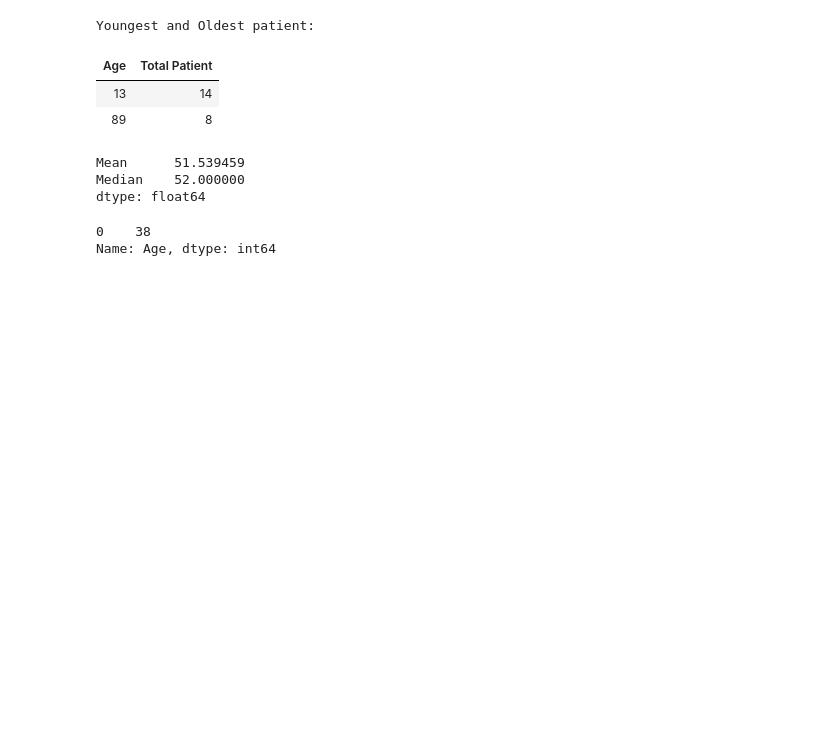
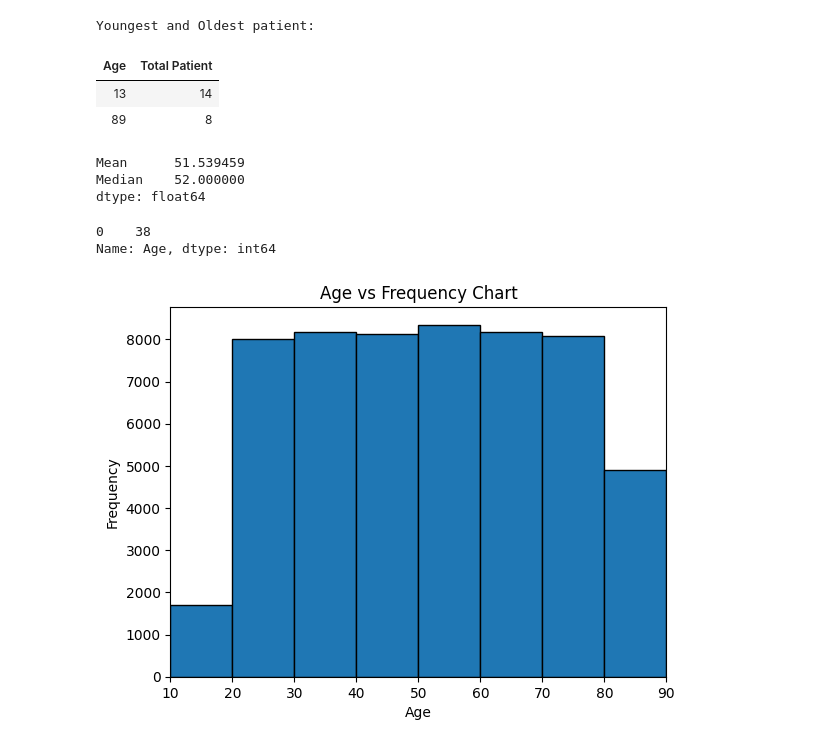
Before and after one commit to ramizMahmmud/learning-data-science, a Jupyter notebook: health_care/health-care.ipynb, the cells around one changed output. Drawn from its saved outputs; the diff is of its cells as text; code cells hidden in the pictures; blank space fills up the shorter version.

```diff
--- a/health_care/health-care.ipynb
+++ b/health_care/health-care.ipynb
@@ -79,3 +82,12 @@ df['Age'].mode()
 # %% [output]
 0    38
 Name: Age, dtype: int64
+# %%
+plt.xlabel('Age')
+plt.ylabel('Frequency')
+plt.title('Age vs Frequency Chart')
+plt.hist(df['Age'], bins =np.arange(10, 91,10), edgecolor ='black')
+plt.xlim(10,90)
+plt.show()
+# %% [output]
+[figure, added]
```
Also changed, not shown: parts of 4 cells of this notebook.
